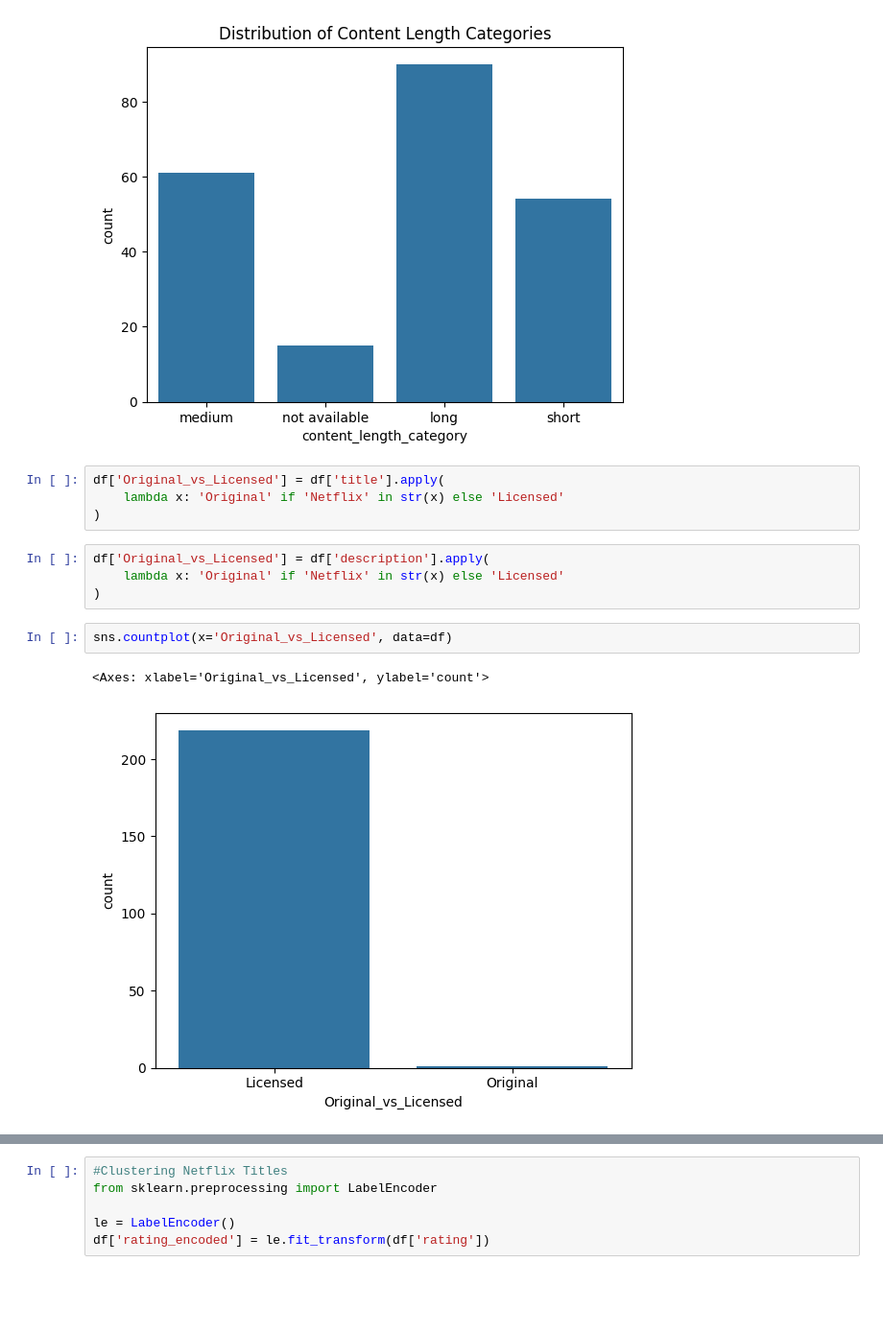
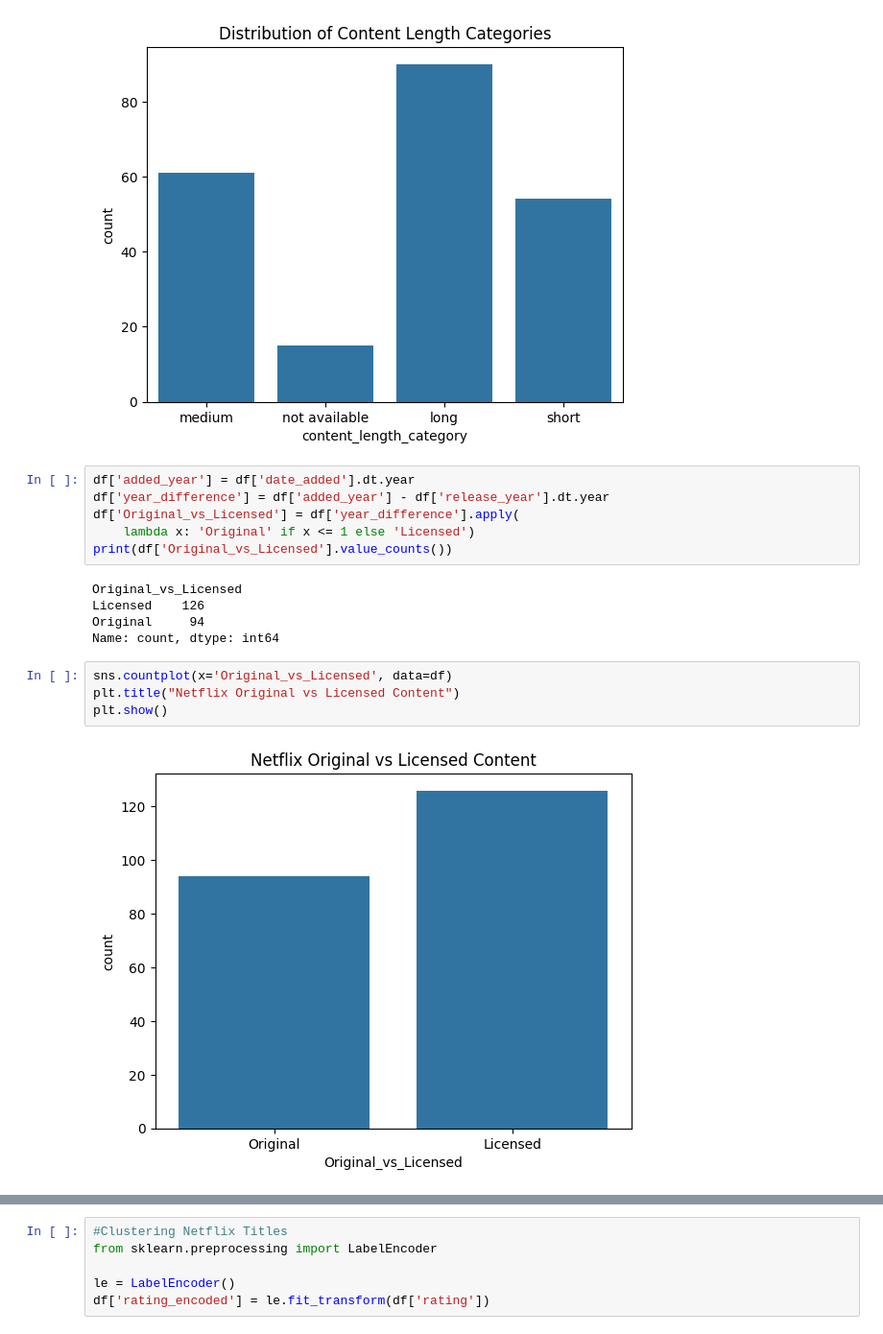
Before and after one commit to springboardmentor345a-create/Netflix-Content-Strat, a Jupyter notebook: week3.ipynb, the cells around one changed output, grey strips where cells are left out. Shown at 96% size. Saved outputs shown, nothing was run; the diff lists cells and outputs as text; blank space fills up the shorter version.

```diff
--- a/week3.ipynb
+++ b/week3.ipynb
@@ -505,15 +519,19 @@ plt.show()
 # %% [output]
 [figure]
 # %%
-df['Original_vs_Licensed'] = df['title'].apply(
-    lambda x: 'Original' if 'Netflix' in str(x) else 'Licensed'
-)
+df['added_year'] = df['date_added'].dt.year
+df['year_difference'] = df['added_year'] - df['release_year'].dt.year
+df['Original_vs_Licensed'] = df['year_difference'].apply(
+    lambda x: 'Original' if x <= 1 else 'Licensed')
+print(df['Original_vs_Licensed'].value_counts())
+# %% [output]
+Original_vs_Licensed
+Licensed    126
+Original     94
+Name: count, dtype: int64
-# %%
-df['Original_vs_Licensed'] = df['description'].apply(
-    lambda x: 'Original' if 'Netflix' in str(x) else 'Licensed'
-)
 # %%
 sns.countplot(x='Original_vs_Licensed', data=df)
+plt.title("Netflix Original vs Licensed Content")
+plt.show()
 # %% [output]
-<Axes: xlabel='Original_vs_Licensed', ylabel='count'>
-[figure, old version]
+[figure, new version]
```
Also changed, not shown: parts of 6 cells of this notebook.
